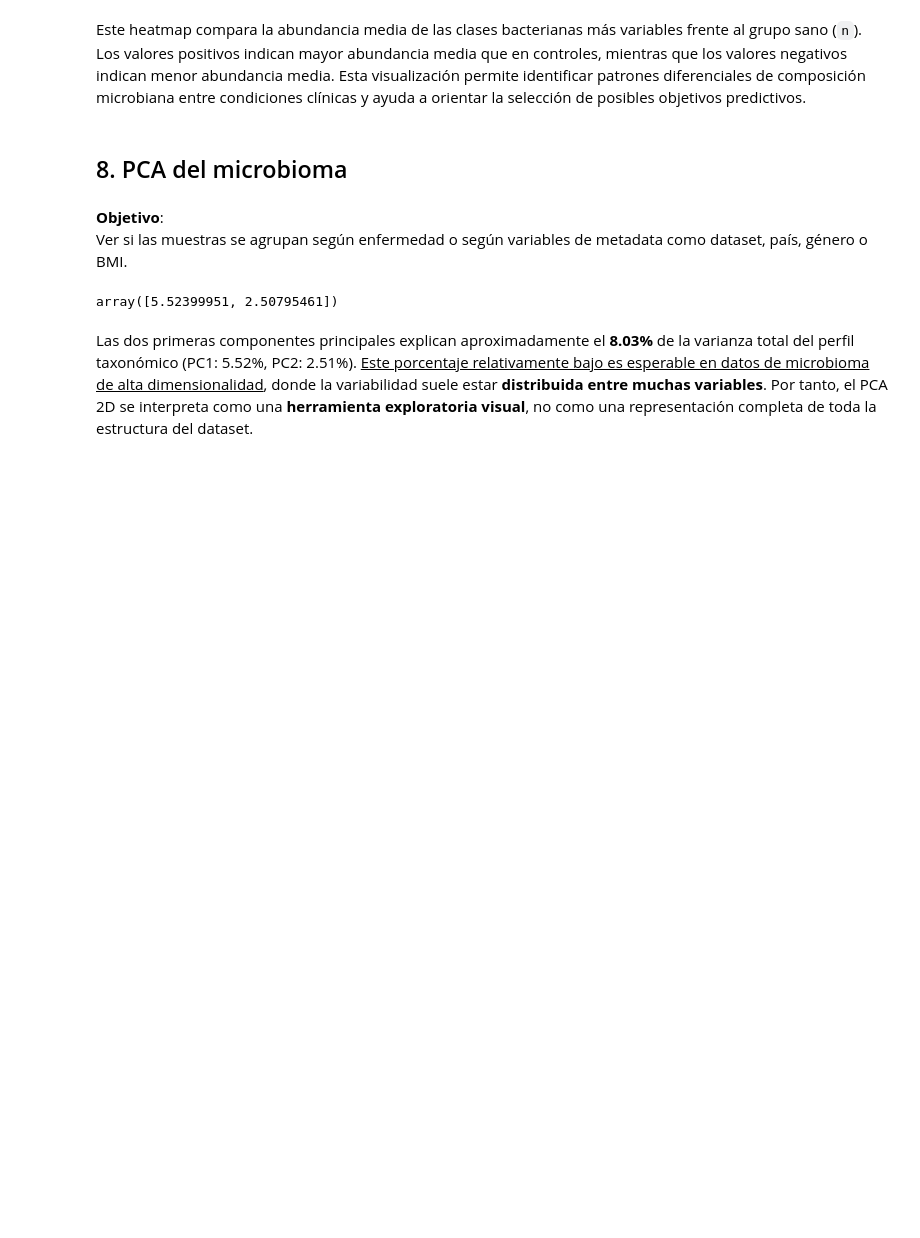
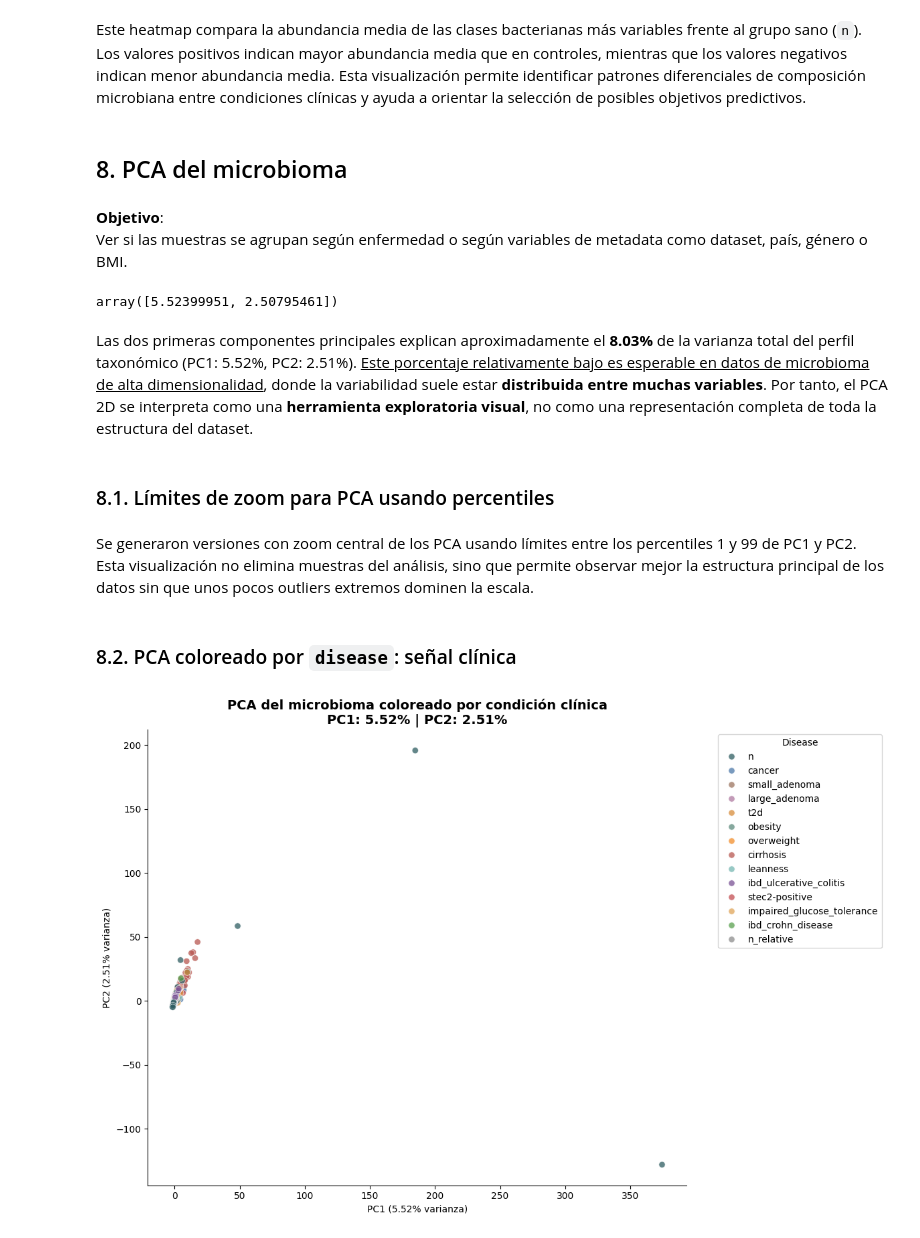
Before and after one commit to BPGLZG/ML, a Jupyter notebook: notebooks/EDA.ipynb, the cells around one changed output. Saved outputs shown, nothing was run; the diff lists cells and outputs as text; code cells hidden in the pictures; blank space fills up the shorter version.

```diff
--- a/notebooks/EDA.ipynb
+++ b/notebooks/EDA.ipynb
@@ -1350,3 +1350,5 @@ explained_variance
 array([5.52399951, 2.50795461])
 # %% [markdown]
 Las dos primeras componentes principales explican aproximadamente el **8.03%** de la varianza total del perfil taxonómico (PC1: 5.52%, PC2: 2.51%). <u>Este porcentaje relativamente bajo es esperable en datos de microbioma de alta dimensionalidad</u>, donde la variabilidad suele estar **distribuida entre muchas variables**. Por tanto, el PCA 2D se interpreta como una **herramienta exploratoria visual**, no como una representación completa de toda la estructura del dataset.
+# %% [markdown]
+### 8.1. Límites de zoom para PCA usando percentiles
@@ -1352,0 +1363,47 @@ Las dos primeras componentes principales explican aproximadamente el **8.03%** d
+# %% [markdown]
+Se generaron versiones con zoom central de los PCA usando límites entre los percentiles 1 y 99 de PC1 y PC2. Esta visualización no elimina muestras del análisis, sino que permite observar mejor la estructura principal de los datos sin que unos pocos outliers extremos dominen la escala.
+# %% [markdown]
+### 8.2. PCA coloreado por `disease`: señal clínica
+# %%
+# Gráfico
+plt.figure(figsize=(12, 8))
+
+sns.scatterplot(
+    data=pca_df,
+    x="PC1",
+    y="PC2",
+    hue="disease",
+    palette=disease_palette,
+    alpha=0.75,
+    s=45
+)
+
+plt.title(
+    f"PCA del microbioma coloreado por condición clínica\n"
+    f"PC1: {explained_variance[0]:.2f}% | PC2: {explained_variance[1]:.2f}%",
+    fontsize=14,
+    fontweight="bold"
+)
+
+plt.xlabel(f"PC1 ({explained_variance[0]:.2f}% varianza)")
+plt.ylabel(f"PC2 ({explained_variance[1]:.2f}% varianza)")
+
+plt.legend(
+    title="Disease",
+    bbox_to_anchor=(1.05, 1),
+    loc="upper left"
+)
+
+sns.despine()
+plt.tight_layout()
+
+# Guardar gráfico
+plt.savefig(
+    f"D:/BOOTCAMP/CARPETA_BARBARA/ML_MICROBIOME/ML/docs/figures/pca_microbioma_disease.png",
+    dpi=300,
+    bbox_inches="tight"
+)
+
+plt.show()
+# %% [output]
+[figure, added]
```
Also changed, not shown: parts of 29 cells of this notebook, 6 other files.
